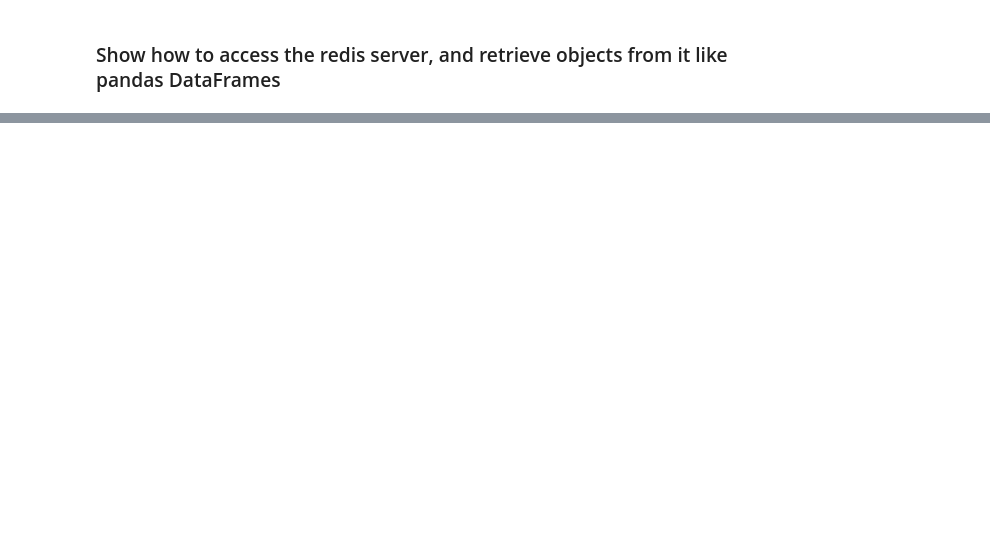
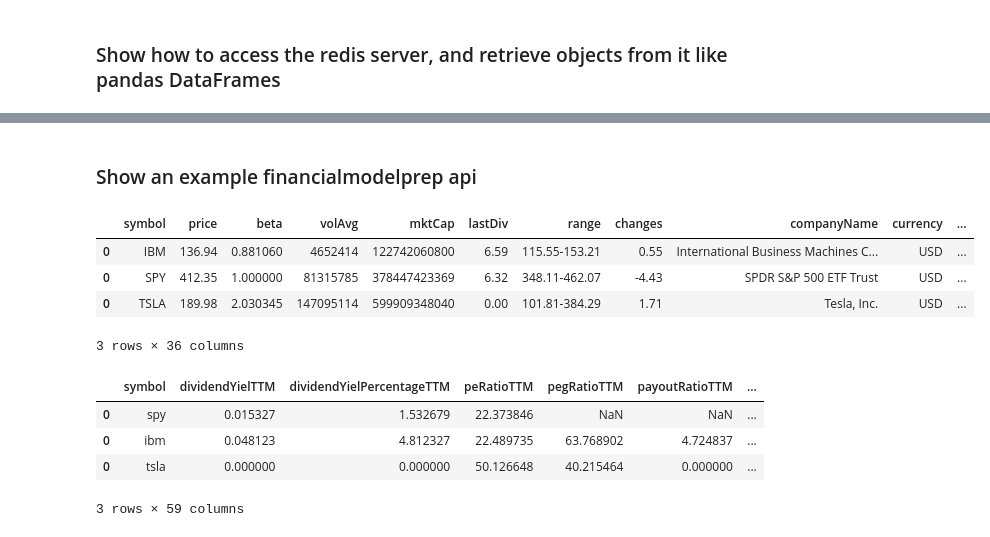
Before and after one commit to bgithub1/risktables, a Jupyter notebook: risktables/risk_example_1.ipynb, the cells around one changed output, grey strips where cells are left out. Cells and saved outputs as stored; diff of their text form; code cells hidden in the pictures; blank space fills up the shorter version.

```diff
--- a/risktables/risk_example_1.ipynb
+++ b/risktables/risk_example_1.ipynb
@@ -107,4 +253,19 @@ redis_db.keys()
+# %% [markdown]
+### Show an example financialmodelprep api
 # %%
-stocks = ['SPY','IBM']
+stocks = [v.lower() for v in ['SPY','IBM','TSLA']]
 dfp = fprep.fmp_profile(stocks)
 dfr = fprep.fmp_ratios(stocks)
+display.display(dfp)
+display.display(dfr)
+# %% [output]
+|  | symbol | price | beta | volAvg | mktCap | lastDiv | range | changes | companyName | currency | ... |
+| 0 | IBM | 136.94 | 0.881060 | 4652414 | 122742060800 | 6.59 | 115.55-153.21 | 0.55 | International Business Machines C... | USD | ... |
+| 0 | SPY | 412.35 | 1.000000 | 81315785 | 378447423369 | 6.32 | 348.11-462.07 | -4.43 | SPDR S&P 500 ETF Trust | USD | ... |
+| 0 | TSLA | 189.98 | 2.030345 | 147095114 | 599909348040 | 0.00 | 101.81-384.29 | 1.71 | Tesla, Inc. | USD | ... |
+3 rows × 36 columns
+|  | symbol | dividendYielTTM | dividendYielPercentageTTM | peRatioTTM | pegRatioTTM | payoutRatioTTM | ... |
+| 0 | spy | 0.015327 | 1.532679 | 22.373846 | NaN | NaN | ... |
+| 0 | ibm | 0.048123 | 4.812327 | 22.489735 | 63.768902 | 4.724837 | ... |
+| 0 | tsla | 0.000000 | 0.000000 | 50.126648 | 40.215464 | 0.000000 | ... |
+3 rows × 59 columns
```
Also changed, not shown: parts of 16 cells of this notebook, 5 other files.
